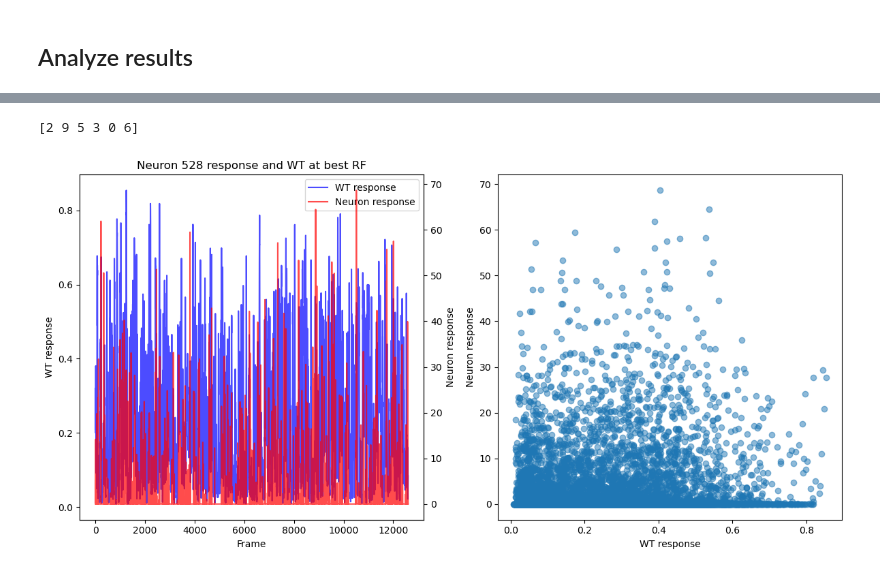
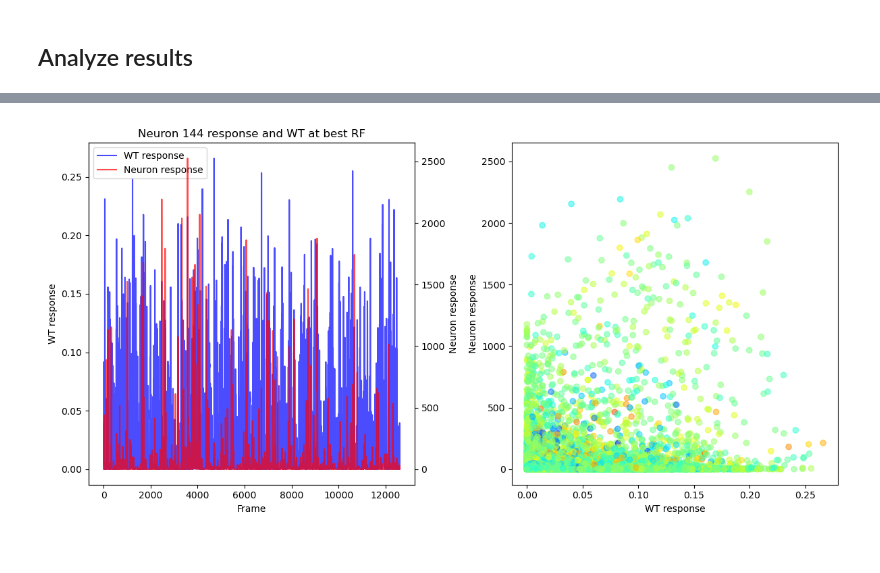
Before and after one commit to katonage/waven2, a Jupyter notebook: waven2/S4_feature_estimation_vS.ipynb, the cells around one changed output, grey strips where cells are left out. Drawn from its saved outputs; the diff is of its cells as text; code cells hidden in the pictures.

```diff
--- a/waven2/S4_feature_estimation_vS.ipynb
+++ b/waven2/S4_feature_estimation_vS.ipynb
@@ -365,3 +404,9 @@ for i in range(n_neurons):
     max_idxs[i] = max_idx
     r_train[i] = myrfs[max_idx] # this equals to np.corrcoef(mean_spks[:train_split_index, i], dwt_squared[:train_split_index, *max_idx])[0, 1]
     r_test[i] = np.corrcoef(mean_spks[train_split_index:, i], dwt[train_split_index:, *max_idx])[0, 1]
+
+#index of largest 20 respcorr values
+largest_respcorr_indices = np.argsort(respcorr)[-10:]
+print(f"Mean respcorr of largest 20 neurons: {np.mean(respcorr[largest_respcorr_indices]):.3f}")
+print(f"Mean rfs_correlation of largest 20 neurons (train performance): {np.mean(r_train[largest_respcorr_indices]):.3f}")
+print(f"Mean rfs_correlation of largest 20 neurons (test performance): {np.mean(r_test[largest_respcorr_indices]):.3f}")
@@ -371,11 +420,7 @@ for i in range(n_neurons):
 df = pd.DataFrame({'respcorr': respcorr, 'r_train': r_train, 'r_test': r_test})
 df.to_csv(output_folder / 'respcorr_max_values_vs4.csv', index=False)
 # %%
-#play: #index of largest 20 respcorr values
-largest_respcorr_indices = np.argsort(respcorr)[-20:]
-print(f"Mean respcorr of largest 20 neurons: {np.mean(respcorr[largest_respcorr_indices]):.3f}")
-print(f"Mean rfs_correlation of largest 20 neurons (train performance): {np.mean(r_train[largest_respcorr_indices]):.3f}")
-print(f"Mean rfs_correlation of largest 20 neurons (test performance): {np.mean(r_test[largest_respcorr_indices]):.3f}")
+# saving stats
 stat={}
 stat['N_xs'] = len(xs)
 stat['N_ys'] = len(ys)
@@ -947,0 +974,24 @@ Neuron 0 max RF value: 0.154 at index (5, 6, 2, 3, 2, 4), respcorr: 0.080
+# %%
+optic_flow=np.load(optic_flow_path)
+# %%
+def tuning_curve(response, paramdata, n_bins=25):
+    rangemax = np.nanpercentile(paramdata, 99)
+    rangemin = np.nanpercentile(paramdata, 1)
+
+    bins = np.linspace(rangemin, rangemax, n_bins + 1)
+
+    which_bin = np.digitize(paramdata, bins)
+
+    mean_response = np.full(n_bins, np.nan)
+
+    for i in range(1, n_bins + 1):
+        mask = which_bin == i
+
+        if np.any(mask):
+            mean_response[i - 1] = np.nanmean(response[mask])
+
+    bin_centers = (bins[:-1] + bins[1:]) / 2
+
+    mean_response = gaussian_filter1d(mean_response, sigma=2)
+
+    return bin_centers, mean_response/np.mean(mean_response)
@@ -948,40 +1132,38 @@ Neuron 0 max RF value: 0.154 at index (5, 6, 2, 3, 2, 4), respcorr: 0.080
 # %%
-ni=528
+ni=144
 resp=mean_spks[:, ni]
 
 stim1=dwt[:, *max_idxs[ni]]
-
-print(max_idxs[ni])
 
 fig, ax = plt.subplots(1, 2, figsize=(12, 6))
 
 # first subplot with two y axes
 ax0 = ax[0]
 ax0b = ax0.twinx()
 
 l1 = ax0.plot(stim1, label="WT response", color="blue", alpha=0.7)
 l2 = ax0b.plot(resp, label="Neuron response", color="red", alpha=0.7)
 
 ax0.set_title(f"Neuron {ni} response and WT at best RF")
 ax0.set_xlabel("Frame")
 ax0.set_ylabel("WT response")
 ax0b.set_ylabel("Neuron response")
 
 # combined legend
 lines = l1 + l2
 labels = [line.get_label() for line in lines]
 ax0.legend(lines, labels, loc="best")
 
 # second subplot
-ax[1].scatter(stim1, resp, alpha=0.5)
+#ax[1].scatter(stim1, resp, alpha=0.5, c=np.log(energy), cmap="jet")
+ax[1].scatter(stim1, resp, alpha=0.5, c=flow_speed_perp, cmap="jet")
 ax[1].set_xlabel("WT response")
 ax[1].set_ylabel("Neuron response")
 
 plt.tight_layout()
 plt.show()
 # %% [output]
-[2 9 5 3 0 6]
-[figure, old version]
+[figure, new version]
 # %%
 #safe readable yaml exporter to export dicts
 import yaml
```
Also changed, not shown: parts of 38 cells of this notebook, 7 other files.
